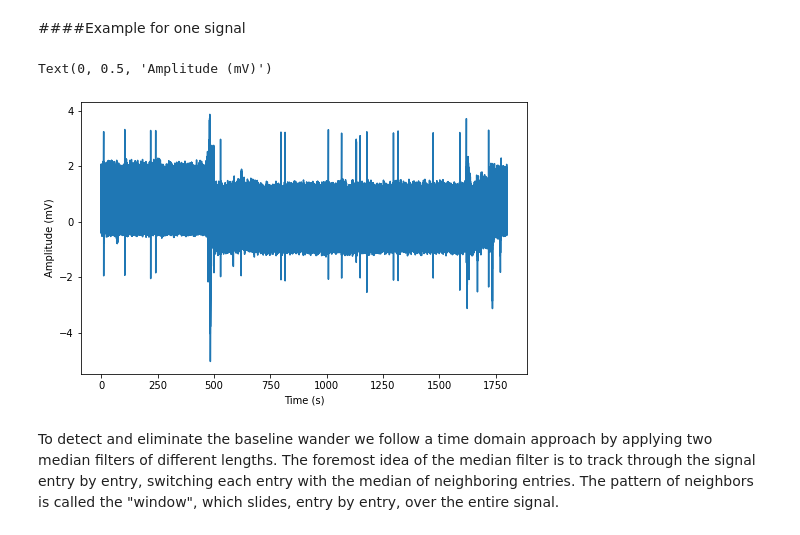
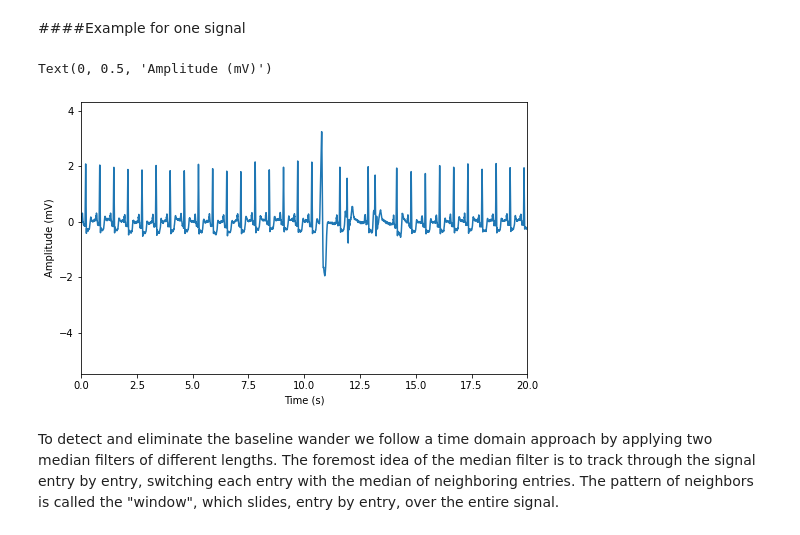
Before and after one commit to alice202122/AI_PROJECT, a Jupyter notebook: AI_Assignment.ipynb, the cells around one changed output. Drawn from its saved outputs; the diff is of its cells as text; code cells hidden in the pictures.

```diff
--- a/AI_Assignment.ipynb
+++ b/AI_Assignment.ipynb
@@ -14,7 +16,7 @@ drive.mount('/gdrive')
 # %%
 !unzip training_set.zip
 # %%
-path = '/gdrive/MyDrive/AI_Assignment/'
+path = '/gdrive/MyDrive/AI_Assignment/models/'
 # %%
 input_directory = '/gdrive/MyDrive/AI_Assignment/training_set'
 # %% [markdown]
@@ -419,22 +435,23 @@ We want to detect the baseline and remove it from the overall signals because th
 # %%
 patient = 0
 
 ECG = 0                                                                           # ECGs are stored in the first column of the data matrix
 Ilead = 0                                                                         # I lead is stored in the first column of the ECGs
 IIlead = 1                                                                        # II lead is stored in the second column of the ECGs
 ECGI_up = data_up[patient][ECG][Ilead]
 ECGII_up = data_up[patient][ECG][IIlead]
 
 duration = int(delta_fs*len(ECGI_up))                                             # signal duration (s)
 samples = duration*fs                                                             # number of samples
 time_vec = np.linspace(0, duration, samples, endpoint=False)                      # time vector
 
 plot(time_vec, ECGI_up)
 xlabel('Time (s)')
+plt.xlim(0, 20)
 ylabel('Amplitude (mV)')
 # %% [output]
 Text(0, 0.5, 'Amplitude (mV)')
-[figure, old version]
+[figure, new version]
 # %% [markdown]
 To detect and eliminate the baseline wander we follow a time domain approach by applying two median filters of different lengths. The foremost idea of the median filter is to track through the signal entry by entry, switching each entry with the median of neighboring entries. The pattern of neighbors is called the "window", which slides, entry by entry, over the entire signal.
 # %% [markdown]
```
Also changed, not shown: parts of 75 cells of this notebook.
